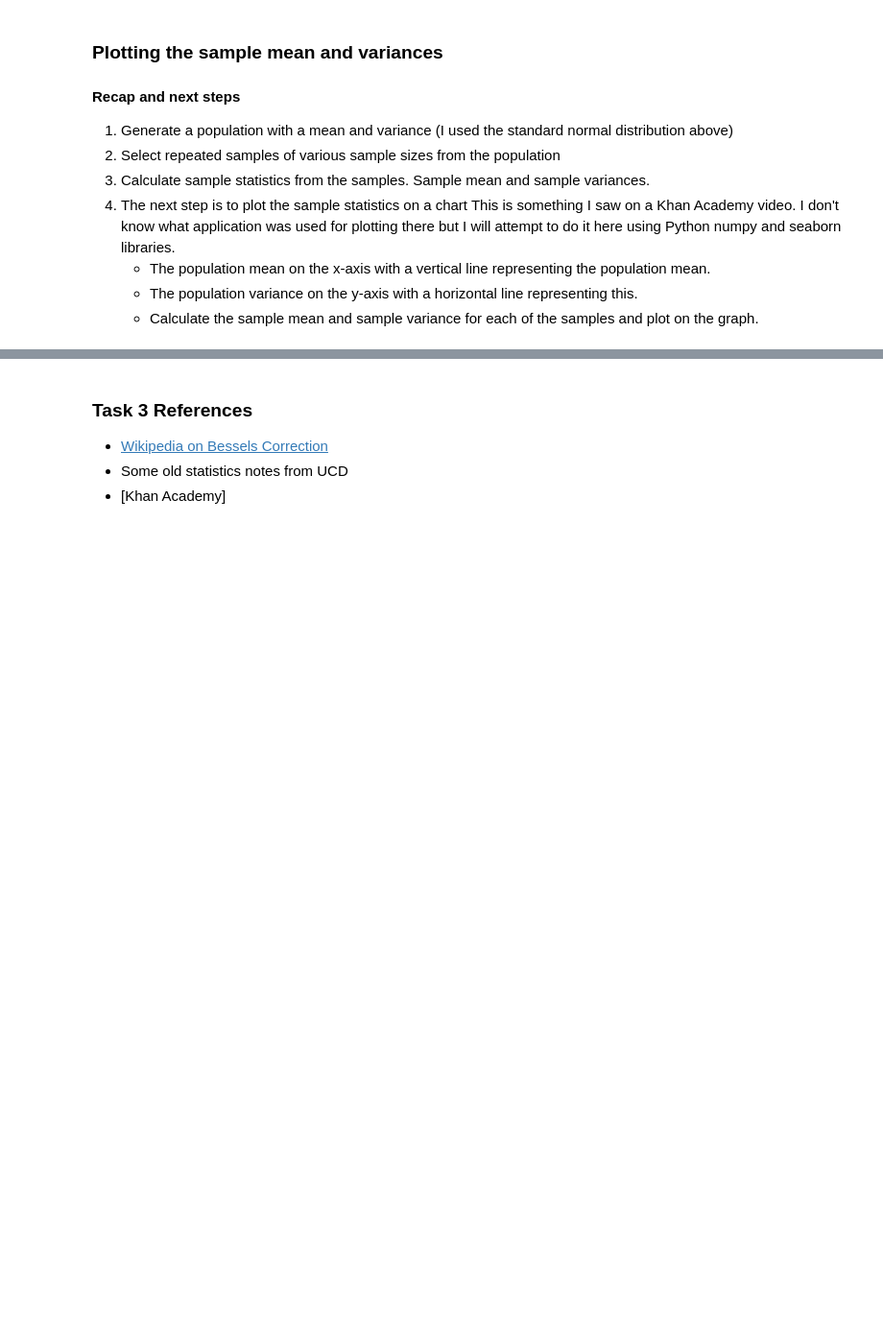
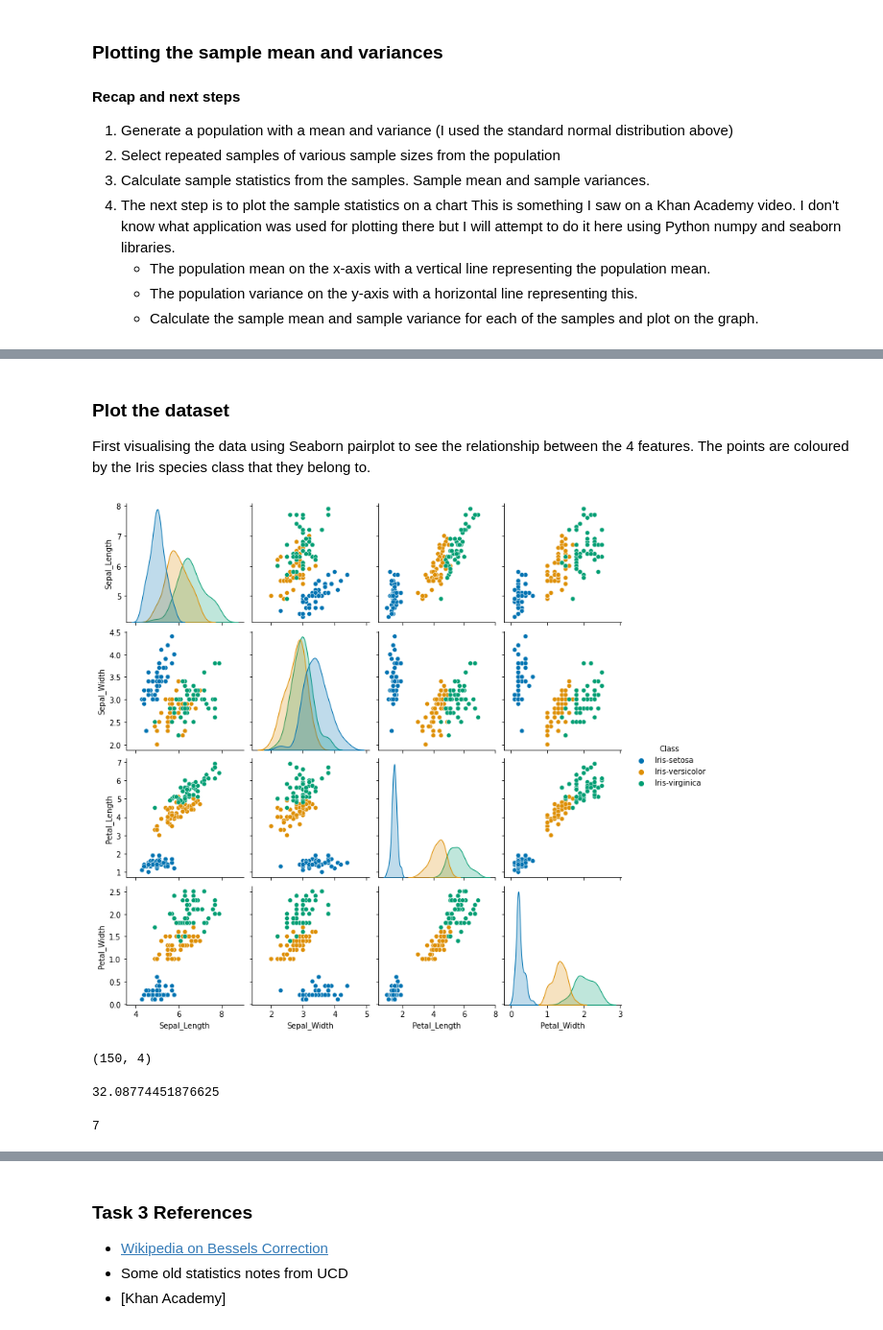
Before and after one commit to angela1C/Machine-Learning-and-Statistics-Tasks-Project-2020, a Jupyter notebook: Tasks.ipynb, the cells around one changed output, grey strips where cells are left out. Shown: that part at 96% size. Saved outputs shown, nothing was run; the diff lists cells and outputs as text; code cells hidden in the pictures; blank space fills up the shorter version.

Commit message:
some plotting for task 3, having a look at kmeans clustering for task 4

```diff
--- a/Tasks.ipynb
+++ b/Tasks.ipynb
@@ -1171,0 +1026,9 @@ print(x2.mean())
+# %%
+plt.rcParams['figure.figsize'] = 12, 8 # makes plots big
+fig = sns.histplot(X,label="$\mu=10,\ \sigma=3$")
+#plt.legend(loc="best")
+plt.xlabel=('mean')
+plt.ylabel=("Standard deviation")
+#plt.title("Histogram")
+plt.suptitle('A Normal Distribution with $\mu$=10,$\sigma^2 =9$')
+plt.show(fig)
@@ -1171,0 +1121,5 @@ print(x2.mean())
+# %%
+csv_url = 'https://archive.ics.uci.edu/ml/machine-learning-databases/iris/iris.data'
+      # using the attribute information as the column names
+col_names = ['Sepal_Length','Sepal_Width','Petal_Length','Petal_Width','Class']
+iris =  pd.read_csv(csv_url, names = col_names)
@@ -1171,0 +1150,12 @@ print(x2.mean())
+# %%
+
+sns.set_palette("colorblind")
+# %% [markdown]
+### Plot the dataset
+First visualising the data using Seaborn pairplot to see the relationship between the 4 features.
+The points are coloured by the Iris species class that they belong to.
+# %%
+sns.pairplot(iris, hue = "Class")
+plt.show()
+# %% [output]
+[figure, added]
@@ -1171,0 +1171,7 @@ print(x2.mean())
+# %%
+X = np.vstack([x1,x2,x3,x4]).T
+X
+X.size # 600
+X.shape # (150,4)
+# %% [output]
+(150, 4)
@@ -1171,0 +1184,8 @@ print(x2.mean())
+# %%
+kmeans.inertia_
+# %% [output]
+32.08774451876625
+# %%
+kmeans.n_iter_
+# %% [output]
+7
```
Also changed, not shown: parts of 86 cells of this notebook.
